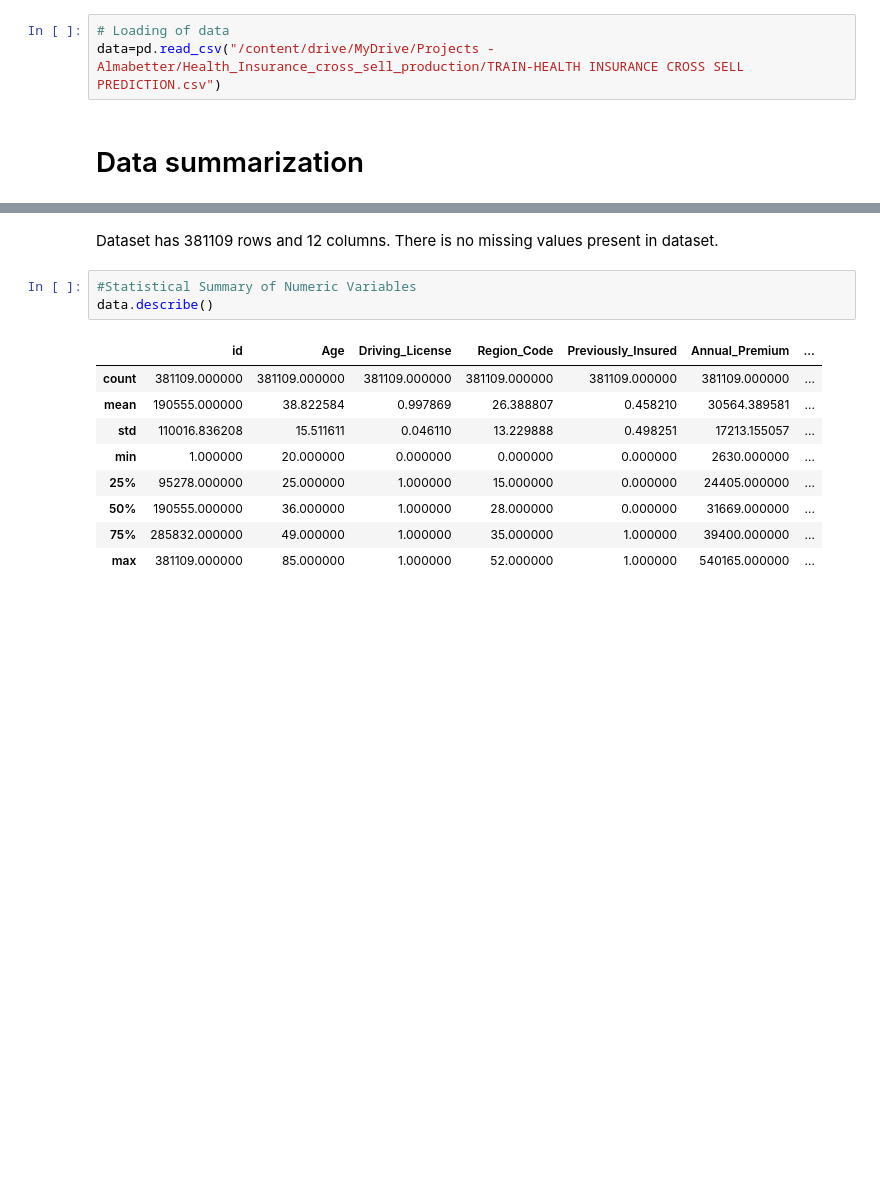
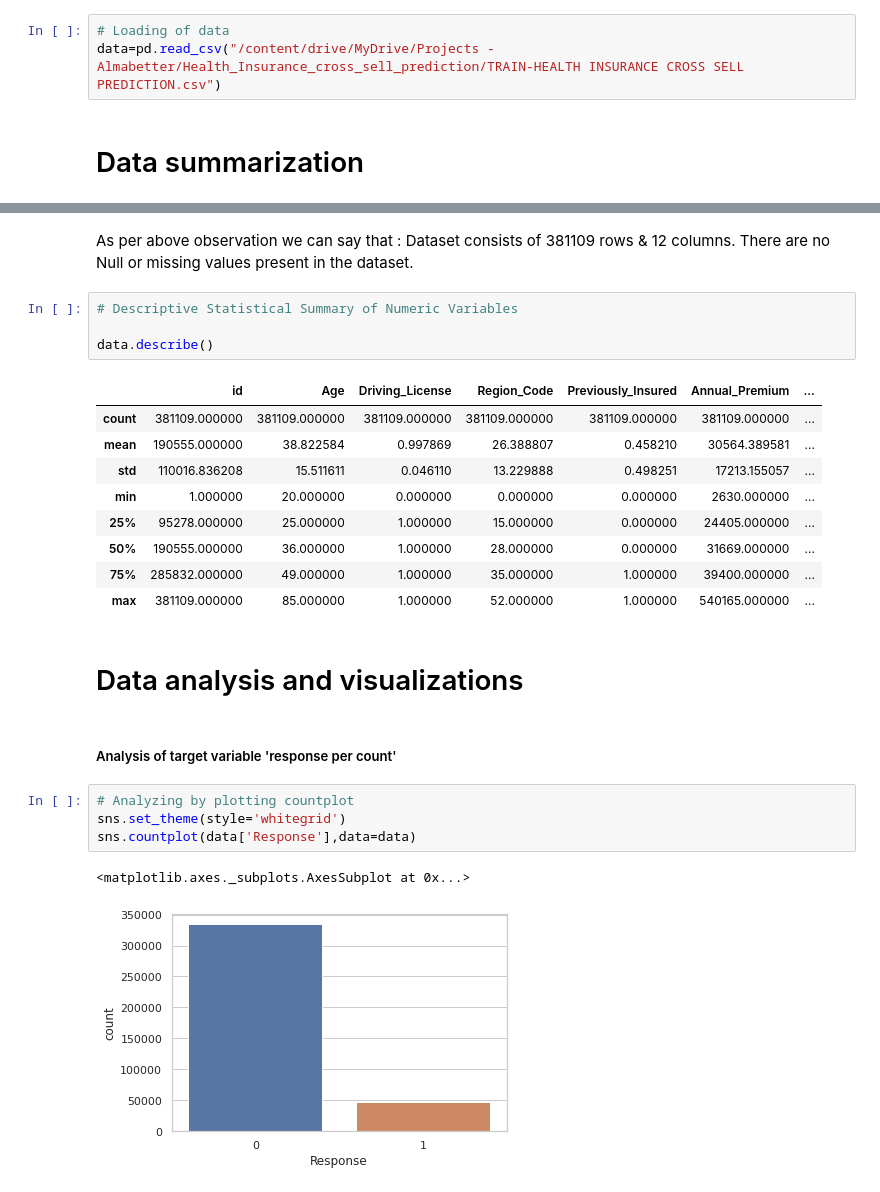
Before and after one commit to bysubanji/Health_insurance_cross_sell_prediction, a Jupyter notebook: Health_Insurance_Bhaskarsubanji.ipynb, the cells around one changed output, grey strips where cells are left out. Cells and saved outputs as stored; diff of their text form; blank space fills up the shorter version.

```diff
--- a/Health_Insurance_Bhaskarsubanji.ipynb
+++ b/Health_Insurance_Bhaskarsubanji.ipynb
@@ -37,7 +37,7 @@ drive.mount("/content/drive")
 Mounted at /content/drive
 # %%
 # Loading of data
-data=pd.read_csv("/content/drive/MyDrive/Projects - Almabetter/Health_Insurance_cross_sell_production/TRAIN-HEALTH INSURANCE CROSS SELL PREDICTION.csv")
+data=pd.read_csv("/content/drive/MyDrive/Projects - Almabetter/Health_Insurance_cross_sell_prediction/TRAIN-HEALTH INSURANCE CROSS SELL PREDICTION.csv")
 # %% [markdown]
 # Data summarization
 # %%
@@ -84,9 +84,10 @@ Vintage                 0
 Response                0
 dtype: int64
 # %% [markdown]
-Dataset has 381109 rows and 12 columns. There is no missing values present in dataset.
+As per above observation we can say that : Dataset consists of 381109 rows & 12 columns. There are no Null or missing values present in the dataset.
 # %%
-#Statistical Summary of Numeric Variables
+# Descriptive Statistical Summary of Numeric Variables
+
 data.describe()
 # %% [output]
 |  | id | Age | Driving_License | Region_Code | Previously_Insured | Annual_Premium | ... |
@@ -98,3 +99,14 @@ data.describe()
 | 50% | 190555.000000 | 36.000000 | 1.000000 | 28.000000 | 0.000000 | 31669.000000 | ... |
 | 75% | 285832.000000 | 49.000000 | 1.000000 | 35.000000 | 1.000000 | 39400.000000 | ... |
 | max | 381109.000000 | 85.000000 | 1.000000 | 52.000000 | 1.000000 | 540165.000000 | ... |
+# %% [markdown]
+# Data analysis and visualizations
+# %% [markdown]
+##### Analysis of target variable 'response per count'
+# %%
+# Analyzing by plotting countplot
+sns.set_theme(style='whitegrid')
+sns.countplot(data['Response'],data=data)
+# %% [output]
+<matplotlib.axes._subplots.AxesSubplot at 0x...>
+[figure, added]
```
Also changed, not shown: parts of 28 cells of this notebook.
